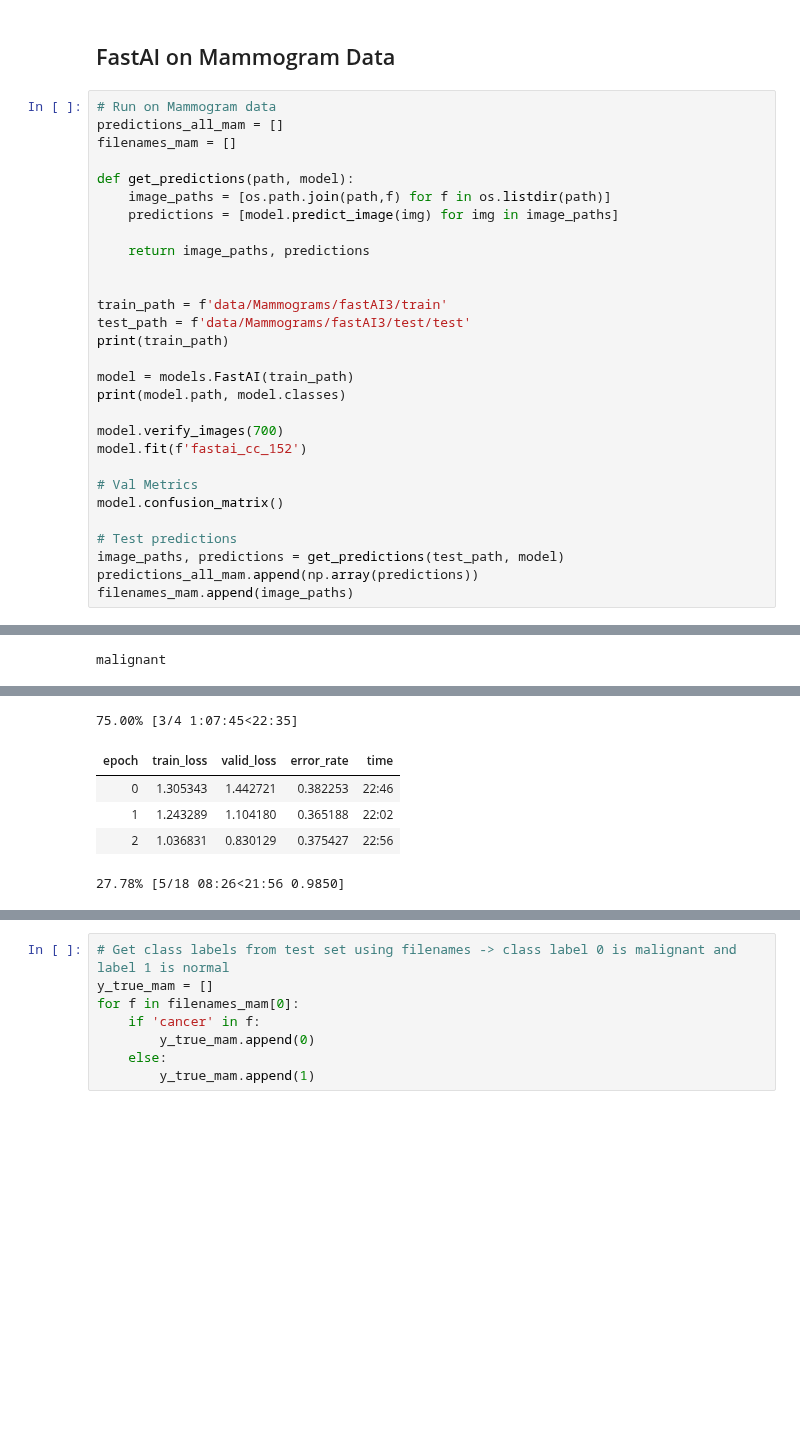
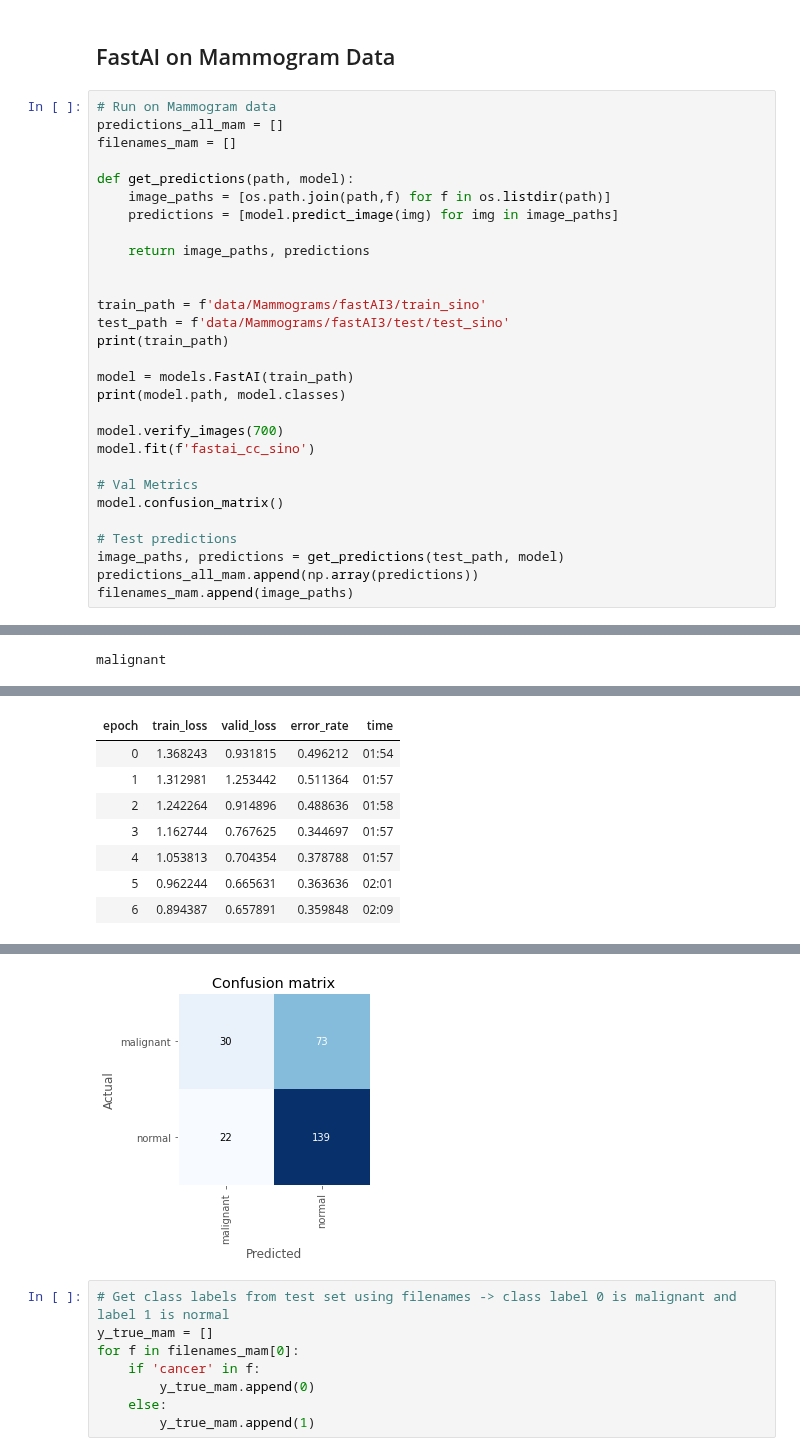
Before and after one commit to mkpetterson/cancer-prediction, a Jupyter notebook: notebooks/FastAI.ipynb, the cells around one changed output, grey strips where cells are left out. Drawn from its saved outputs; the diff is of its cells as text; blank space fills up the shorter version.

```diff
--- a/notebooks/FastAI.ipynb
+++ b/notebooks/FastAI.ipynb
@@ -258,15 +258,15 @@ def get_predictions(path, model):
     return image_paths, predictions
 
 
-train_path = f'data/Mammograms/fastAI3/train'
-test_path = f'data/Mammograms/fastAI3/test/test'
+train_path = f'data/Mammograms/fastAI3/train_sino'
+test_path = f'data/Mammograms/fastAI3/test/test_sino'
 print(train_path)
 
 model = models.FastAI(train_path)
 print(model.path, model.classes)
 
 model.verify_images(700)
-model.fit(f'fastai_cc_152')
+model.fit(f'fastai_cc_sino')
 
 # Val Metrics
 model.confusion_matrix()
@@ -281,10 +281,12 @@ data/Mammograms/fastAI3/train ['malignant', 'normal']
 normal
 [interactive output not drawn]
 malignant
 [interactive output not drawn]
-75.00% [3/4 1:07:45<22:35]
 | epoch | train_loss | valid_loss | error_rate | time |
-| 0 | 1.305343 | 1.442721 | 0.382253 | 22:46 |
-| 1 | 1.243289 | 1.104180 | 0.365188 | 22:02 |
-| 2 | 1.036831 | 0.830129 | 0.375427 | 22:56 |
+| 0 | 1.368243 | 0.931815 | 0.496212 | 01:54 |
+| 1 | 1.312981 | 1.253442 | 0.511364 | 01:57 |
+| 2 | 1.242264 | 0.914896 | 0.488636 | 01:58 |
+| 3 | 1.162744 | 0.767625 | 0.344697 | 01:57 |
+| 4 | 1.053813 | 0.704354 | 0.378788 | 01:57 |
+| 5 | 0.962244 | 0.665631 | 0.363636 | 02:01 |
+| 6 | 0.894387 | 0.657891 | 0.359848 | 02:09 |
-27.78% [5/18 08:26<21:56 0.9850]
@@ -291,3 +294,4 @@ malignant
+[figure, added]
 # %%
 # Get class labels from test set using filenames -> class label 0 is malignant and label 1 is normal
 y_true_mam = []
```
Also changed, not shown: parts of 4 cells of this notebook, 6 other files.
